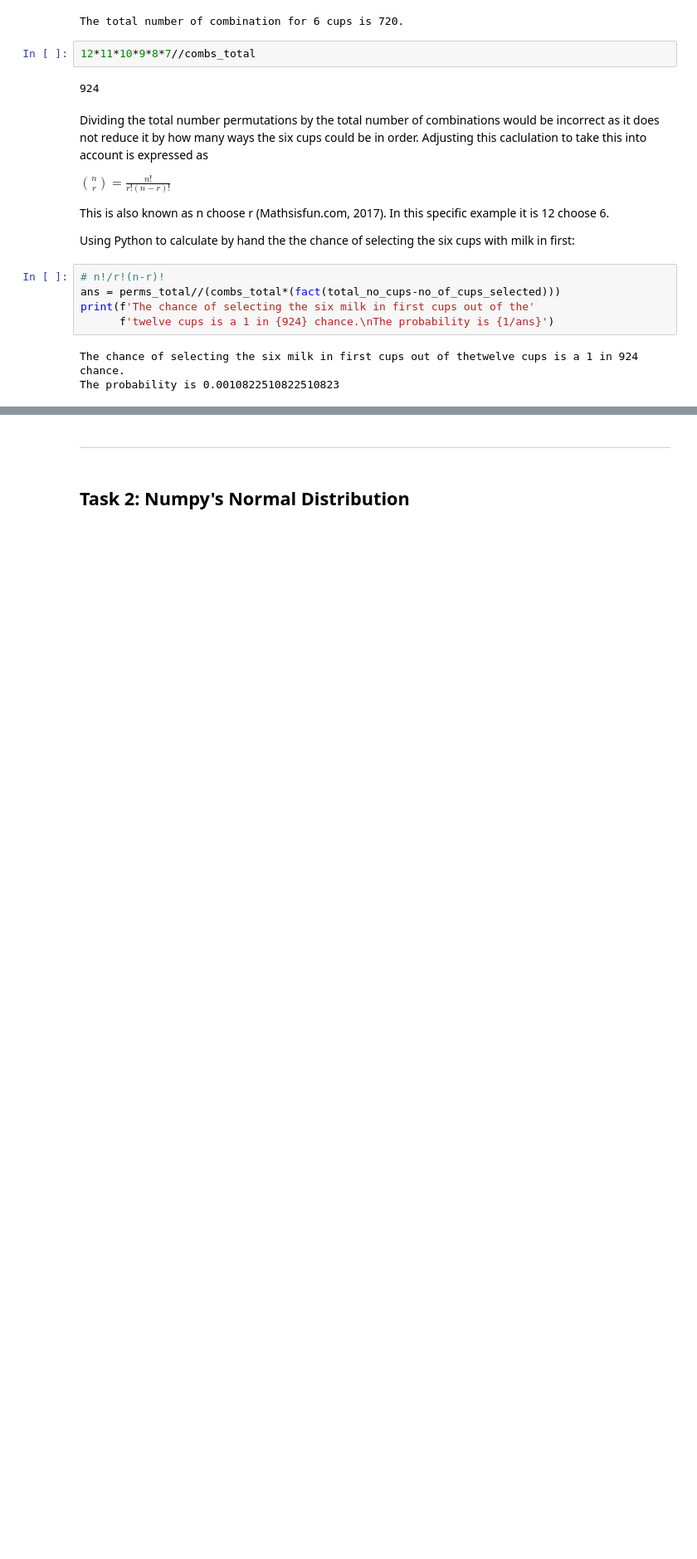
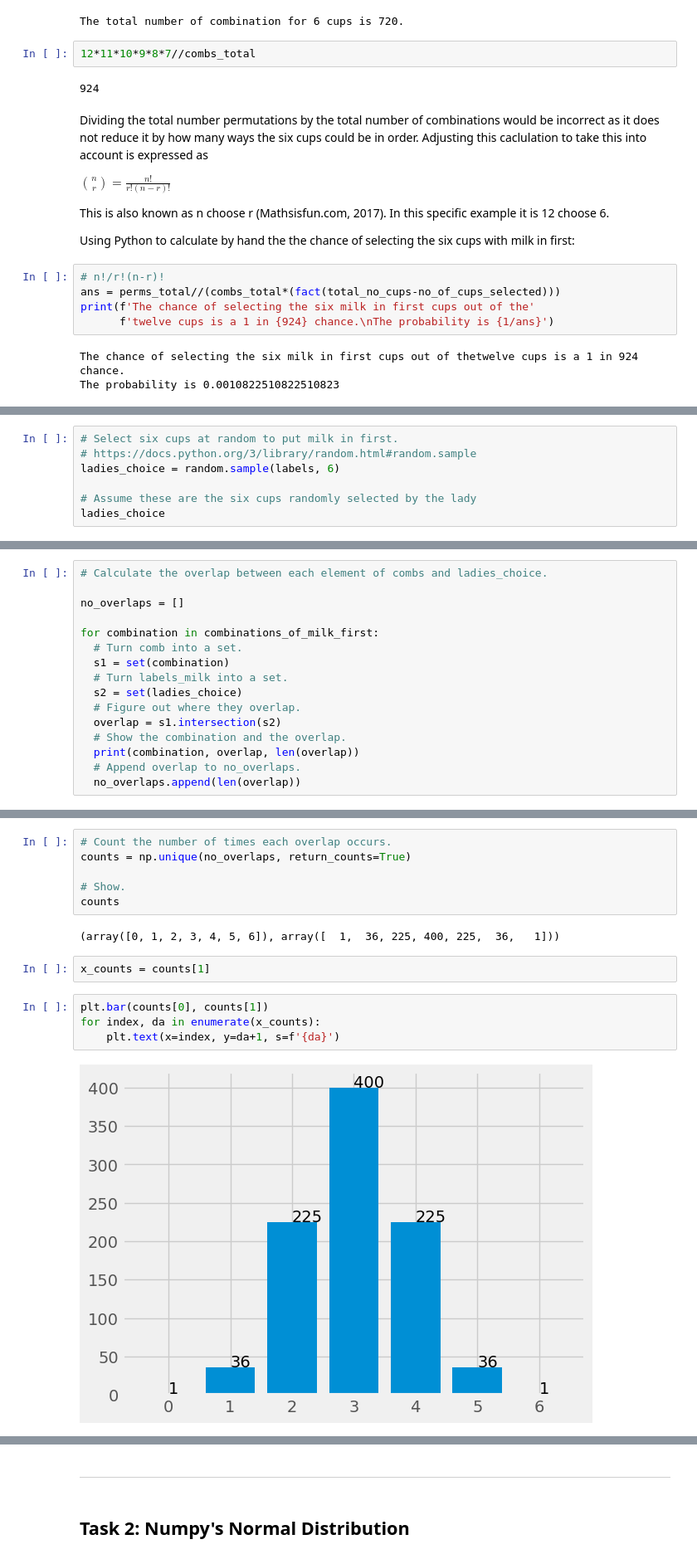
Before and after one commit to humphs078/applied_statistics, a Jupyter notebook: tasks.ipynb, the cells around one changed output, grey strips where cells are left out. Shown at 83% size. Cells and saved outputs as stored; diff of their text form; blank space fills up the shorter version.

Commit message:
Update todo.md. Complete rough code for part 2 of task 1, based on Ian's code. Move library imports to start of taks note book. Set styling for plots in tasks notebook.

```diff
--- a/tasks.ipynb
+++ b/tasks.ipynb
@@ -133,0 +211,7 @@ Your manual calculated solution is correct
+# %%
+# Select six cups at random to put milk in first.
+# https://docs.python.org/3/library/random.html#random.sample
+ladies_choice = random.sample(labels, 6)
+
+# Assume these are the six cups randomly selected by the lady
+ladies_choice
@@ -133,0 +226,16 @@ Your manual calculated solution is correct
+# %%
+# Calculate the overlap between each element of combs and ladies_choice.
+
+no_overlaps = []
+
+for combination in combinations_of_milk_first:
+  # Turn comb into a set.
+  s1 = set(combination)
+  # Turn labels_milk into a set.
+  s2 = set(ladies_choice)
+  # Figure out where they overlap.
+  overlap = s1.intersection(s2)
+  # Show the combination and the overlap.
+  print(combination, overlap, len(overlap))
+  # Append overlap to no_overlaps.
+  no_overlaps.append(len(overlap))
@@ -133,0 +265,16 @@ Your manual calculated solution is correct
+# %%
+# Count the number of times each overlap occurs.
+counts = np.unique(no_overlaps, return_counts=True)
+
+# Show.
+counts
+# %% [output]
+(array([0, 1, 2, 3, 4, 5, 6]), array([  1,  36, 225, 400, 225,  36,   1]))
+# %%
+x_counts = counts[1]
+# %%
+plt.bar(counts[0], counts[1])
+for index, da in enumerate(x_counts):
+    plt.text(x=index, y=da+1, s=f'{da}')
+# %% [output]
+[figure, added]
```
Also changed, not shown: parts of 24 cells of this notebook, 1 other file.
